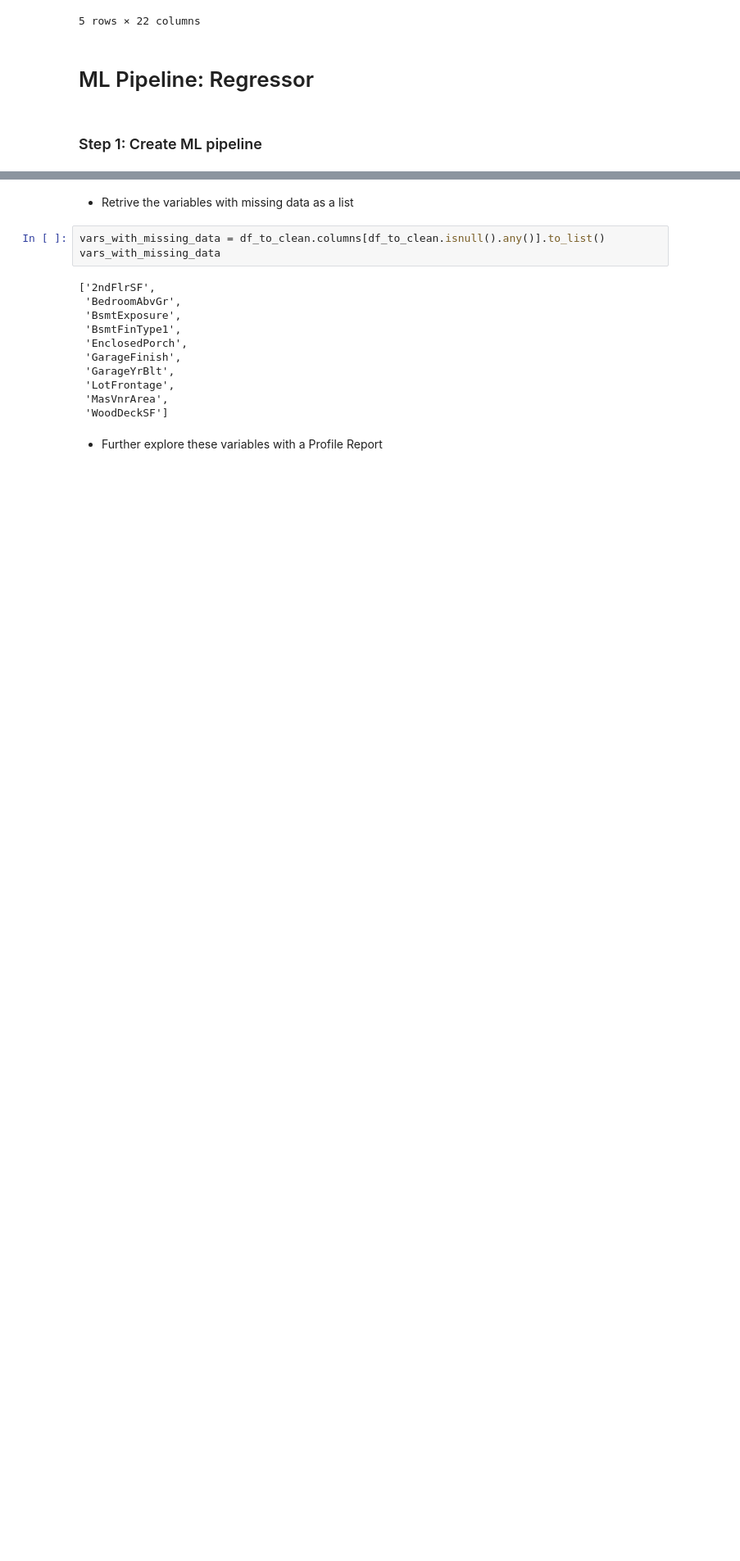
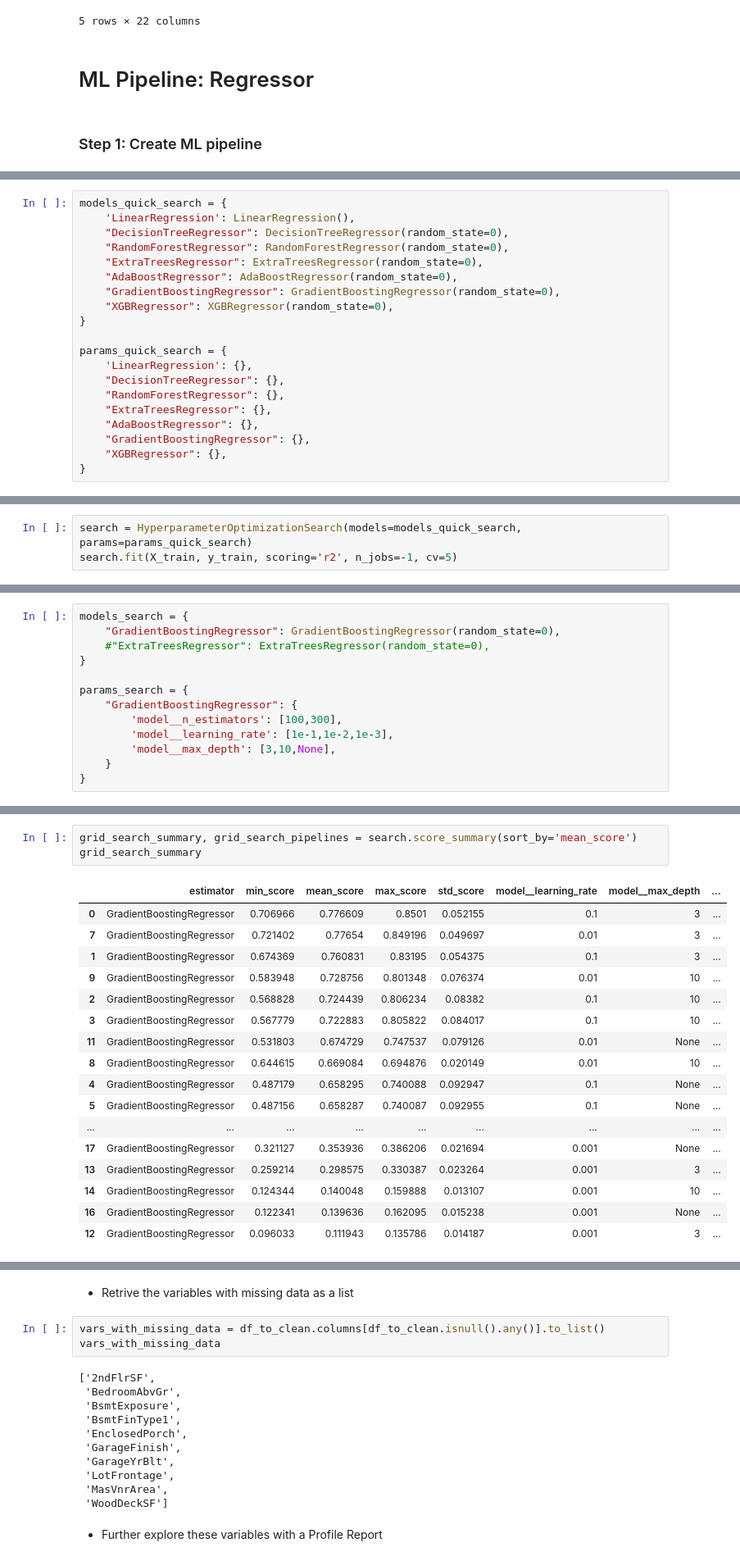
Before and after one commit to ParedesGab/PP5-heritage-housing-issues, a Jupyter notebook: jupyter_notebooks/5-Predict Sales Price.ipynb, the cells around one changed output, grey strips where cells are left out. Shown at 82% size. Saved outputs shown, nothing was run; the diff lists cells and outputs as text; blank space fills up the shorter version.

```diff
--- a/jupyter_notebooks/5-Predict Sales Price.ipynb
+++ b/jupyter_notebooks/5-Predict Sales Price.ipynb
@@ -220,0 +190,20 @@ df_missing_data
+# %%
+models_quick_search = {
+    'LinearRegression': LinearRegression(),
+    "DecisionTreeRegressor": DecisionTreeRegressor(random_state=0),
+    "RandomForestRegressor": RandomForestRegressor(random_state=0),
+    "ExtraTreesRegressor": ExtraTreesRegressor(random_state=0),
+    "AdaBoostRegressor": AdaBoostRegressor(random_state=0),
+    "GradientBoostingRegressor": GradientBoostingRegressor(random_state=0),
+    "XGBRegressor": XGBRegressor(random_state=0),
+}
+
+params_quick_search = {
+    'LinearRegression': {},
+    "DecisionTreeRegressor": {},
+    "RandomForestRegressor": {},
+    "ExtraTreesRegressor": {},
+    "AdaBoostRegressor": {},
+    "GradientBoostingRegressor": {},
+    "XGBRegressor": {},
+}
@@ -220,0 +268,3 @@ df_missing_data
+# %%
+search = HyperparameterOptimizationSearch(models=models_quick_search, params=params_quick_search)
+search.fit(X_train, y_train, scoring='r2', n_jobs=-1, cv=5)
@@ -220,0 +312,13 @@ df_missing_data
+# %%
+models_search = {
+    "GradientBoostingRegressor": GradientBoostingRegressor(random_state=0),
+    #"ExtraTreesRegressor": ExtraTreesRegressor(random_state=0),
+}
+
+params_search = {
+    "GradientBoostingRegressor": {
+        'model__n_estimators': [100,300],
+        'model__learning_rate': [1e-1,1e-2,1e-3],
+        'model__max_depth': [3,10,None],
+    }
+}
@@ -220,0 +336,21 @@ df_missing_data
+# %%
+grid_search_summary, grid_search_pipelines = search.score_summary(sort_by='mean_score')
+grid_search_summary
+# %% [output]
+|  | estimator | min_score | mean_score | max_score | std_score | model__learning_rate | model__max_depth | ... |
+| 0 | GradientBoostingRegressor | 0.706966 | 0.776609 | 0.8501 | 0.052155 | 0.1 | 3 | ... |
+| 7 | GradientBoostingRegressor | 0.721402 | 0.77654 | 0.849196 | 0.049697 | 0.01 | 3 | ... |
+| 1 | GradientBoostingRegressor | 0.674369 | 0.760831 | 0.83195 | 0.054375 | 0.1 | 3 | ... |
+| 9 | GradientBoostingRegressor | 0.583948 | 0.728756 | 0.801348 | 0.076374 | 0.01 | 10 | ... |
+| 2 | GradientBoostingRegressor | 0.568828 | 0.724439 | 0.806234 | 0.08382 | 0.1 | 10 | ... |
+| 3 | GradientBoostingRegressor | 0.567779 | 0.722883 | 0.805822 | 0.084017 | 0.1 | 10 | ... |
+| 11 | GradientBoostingRegressor | 0.531803 | 0.674729 | 0.747537 | 0.079126 | 0.01 | None | ... |
+| 8 | GradientBoostingRegressor | 0.644615 | 0.669084 | 0.694876 | 0.020149 | 0.01 | 10 | ... |
+| 4 | GradientBoostingRegressor | 0.487179 | 0.658295 | 0.740088 | 0.092947 | 0.1 | None | ... |
+| 5 | GradientBoostingRegressor | 0.487156 | 0.658287 | 0.740087 | 0.092955 | 0.1 | None | ... |
+| ... | ... | ... | ... | ... | ... | ... | ... | ... |
+| 17 | GradientBoostingRegressor | 0.321127 | 0.353936 | 0.386206 | 0.021694 | 0.001 | None | ... |
+| 13 | GradientBoostingRegressor | 0.259214 | 0.298575 | 0.330387 | 0.023264 | 0.001 | 3 | ... |
+| 14 | GradientBoostingRegressor | 0.124344 | 0.140048 | 0.159888 | 0.013107 | 0.001 | 10 | ... |
+| 16 | GradientBoostingRegressor | 0.122341 | 0.139636 | 0.162095 | 0.015238 | 0.001 | None | ... |
+| 12 | GradientBoostingRegressor | 0.096033 | 0.111943 | 0.135786 | 0.014187 | 0.001 | 3 | ... |
```
Also changed, not shown: parts of 40 cells of this notebook.
